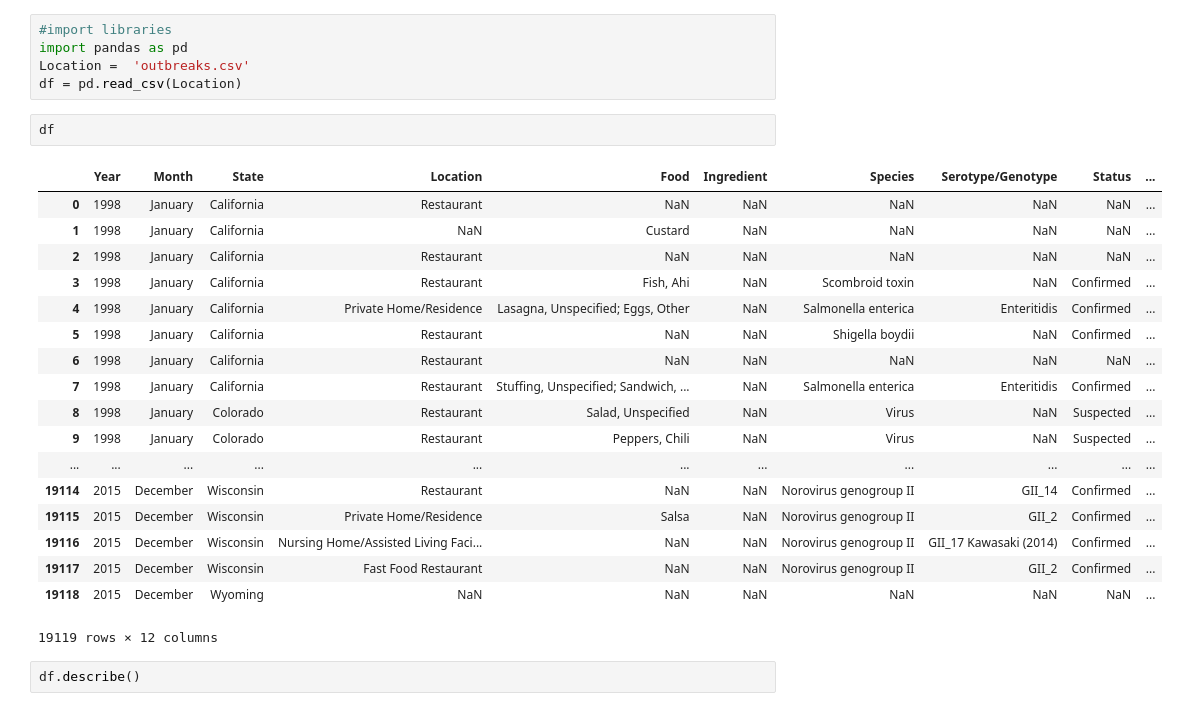
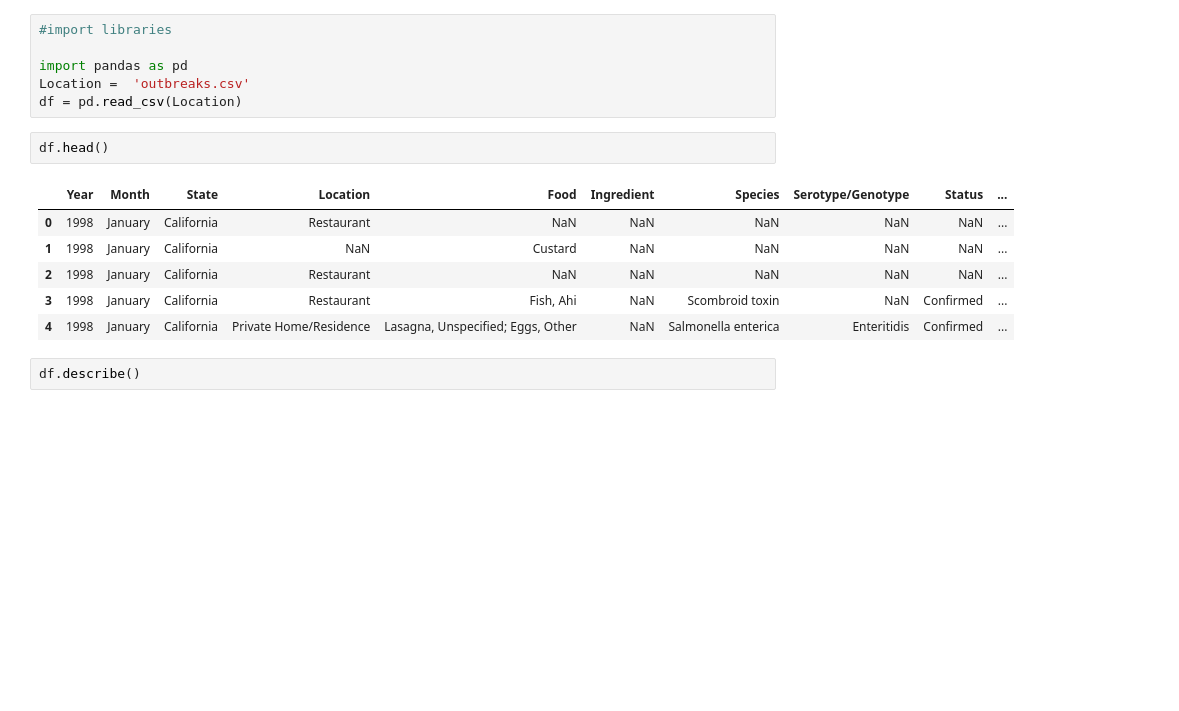
Before and after one commit to EvgeniyaG/Foodbreak, a Jupyter notebook: Foodbreak.ipynb, the cells around one changed output. Saved outputs shown, nothing was run; the diff lists cells and outputs as text; blank space fills up the shorter version.

```diff
--- a/Foodbreak.ipynb
+++ b/Foodbreak.ipynb
@@ -1,29 +1,18 @@
 # %%
 #import libraries
+
 import pandas as pd
 Location =  'outbreaks.csv'
 df = pd.read_csv(Location)
 # %%
-df
+df.head()
 # %% [output]
 |  | Year | Month | State | Location | Food | Ingredient | Species | Serotype/Genotype | Status | ... |
 | 0 | 1998 | January | California | Restaurant | NaN | NaN | NaN | NaN | NaN | ... |
 | 1 | 1998 | January | California | NaN | Custard | NaN | NaN | NaN | NaN | ... |
 | 2 | 1998 | January | California | Restaurant | NaN | NaN | NaN | NaN | NaN | ... |
 | 3 | 1998 | January | California | Restaurant | Fish, Ahi | NaN | Scombroid toxin | NaN | Confirmed | ... |
 | 4 | 1998 | January | California | Private Home/Residence | Lasagna, Unspecified; Eggs, Other | NaN | Salmonella enterica | Enteritidis | Confirmed | ... |
-| 5 | 1998 | January | California | Restaurant | NaN | NaN | Shigella boydii | NaN | Confirmed | ... |
-| 6 | 1998 | January | California | Restaurant | NaN | NaN | NaN | NaN | NaN | ... |
-| 7 | 1998 | January | California | Restaurant | Stuffing, Unspecified; Sandwich, ... | NaN | Salmonella enterica | Enteritidis | Confirmed | ... |
-| 8 | 1998 | January | Colorado | Restaurant | Salad, Unspecified | NaN | Virus | NaN | Suspected | ... |
-| 9 | 1998 | January | Colorado | Restaurant | Peppers, Chili | NaN | Virus | NaN | Suspected | ... |
-| ... | ... | ... | ... | ... | ... | ... | ... | ... | ... | ... |
-| 19114 | 2015 | December | Wisconsin | Restaurant | NaN | NaN | Norovirus genogroup II | GII_14 | Confirmed | ... |
-| 19115 | 2015 | December | Wisconsin | Private Home/Residence | Salsa | NaN | Norovirus genogroup II | GII_2 | Confirmed | ... |
-| 19116 | 2015 | December | Wisconsin | Nursing Home/Assisted Living Faci... | NaN | NaN | Norovirus genogroup II | GII_17 Kawasaki (2014) | Confirmed | ... |
-| 19117 | 2015 | December | Wisconsin | Fast Food Restaurant | NaN | NaN | Norovirus genogroup II | GII_2 | Confirmed | ... |
-| 19118 | 2015 | December | Wyoming | NaN | NaN | NaN | NaN | NaN | NaN | ... |
-19119 rows × 12 columns
 # %%
 df.describe()
 # %% [output]
```
Also changed, not shown: parts of 26 cells of this notebook.
